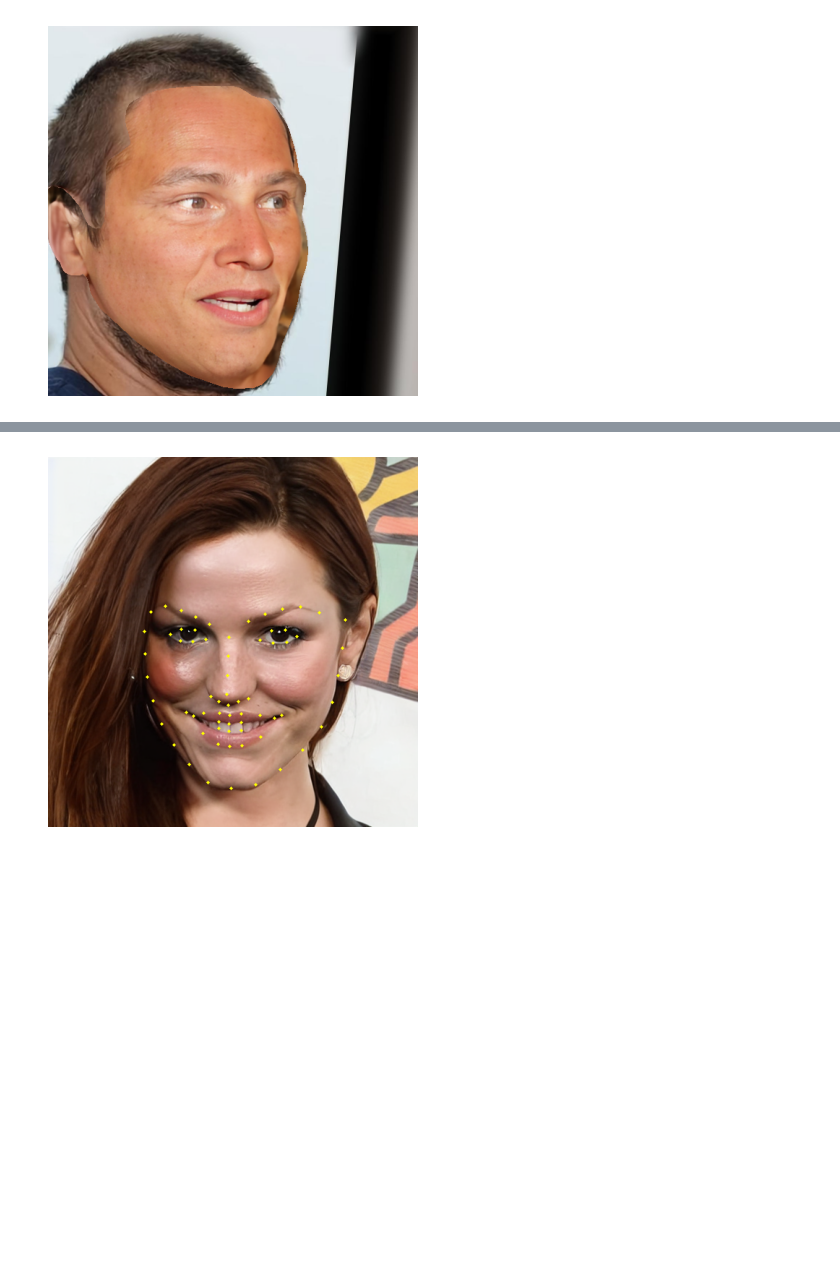
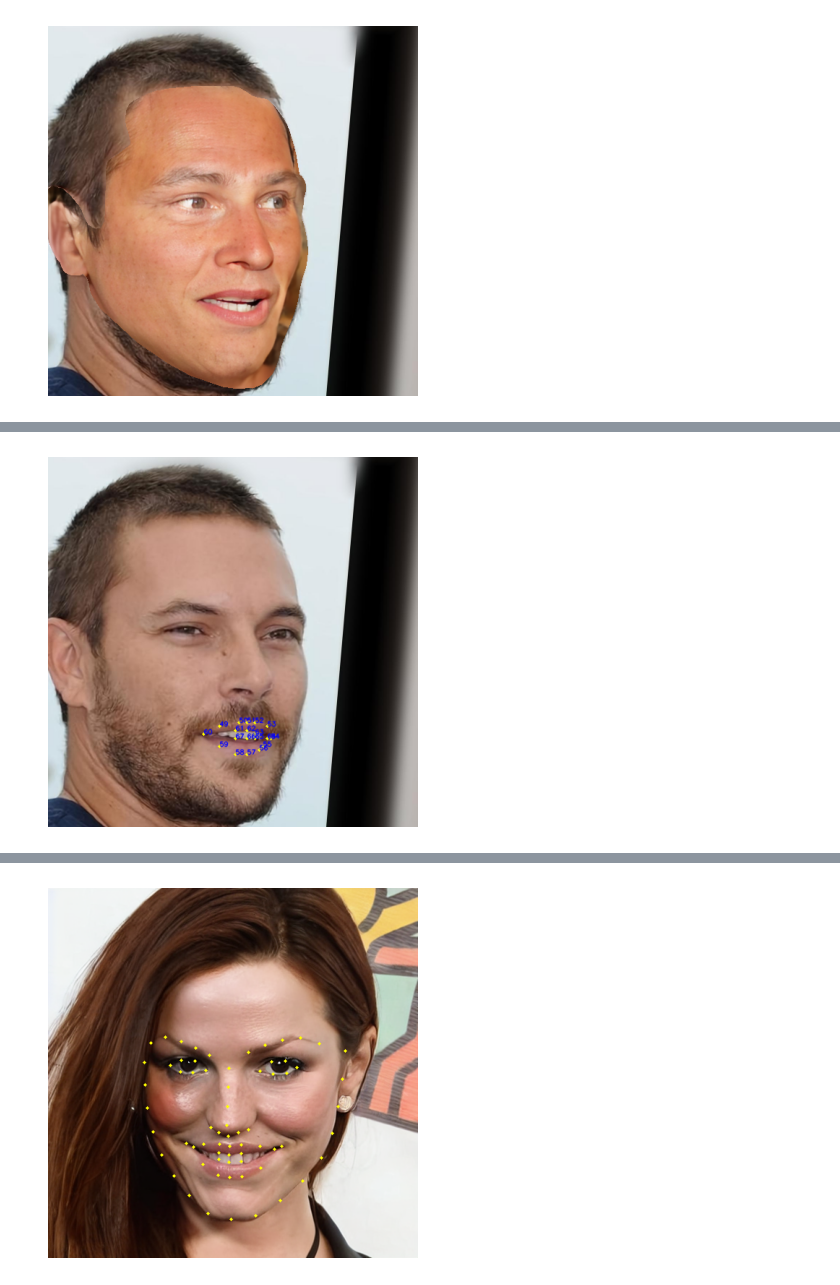
Before and after one commit to Sanoojan/Paint_for_swap, a Jupyter notebook: analyse.ipynb, the cells around one changed output, grey strips where cells are left out. Cells and saved outputs as stored; diff of their text form; code cells hidden in the pictures; blank space fills up the shorter version.

```diff
--- a/analyse.ipynb
+++ b/analyse.ipynb
@@ -253,0 +292,78 @@ plt.show()
+# %%
+import face_alignment
+fa=face_alignment.FaceAlignment(face_alignment.LandmarksType.TWO_D, flip_input=False)
+import torch
+import torchvision
+from PIL import Image,ImageDraw
+import cv2
+
+def get_tensor(normalize=True, toTensor=True):
+    transform_list = []
+    if toTensor:
+        transform_list += [torchvision.transforms.ToTensor()]
+
+    if normalize:
+        transform_list += [torchvision.transforms.Normalize((0.5, 0.5, 0.5),
+                                                (0.5, 0.5, 0.5))]
+    return torchvision.transforms.Compose(transform_list)
+
+def get_eye_coords(fa, image):
+    image = image.squeeze(0)
+    image = image * 128 + 128
+    image = image.to(torch.uint8)
+    image = image.permute(1, 2, 0)
+    image = image.cpu().numpy()
+
+    try:
+        preds = fa.get_landmarks(image)[0]
+    except:
+        return [None] * 8
+    return preds
+
+image_path = 'dataset/FaceData/CelebAMask-HQ/Val_target/28000.jpg'  # Replace with the actual image path
+image=Image.open(image_path).convert('RGB').resize((512,512))
+image=get_tensor()(image)
+image=image*0.5+0.5
+
+def get_full_coords(fa,image):
+    image = image
+    # image = image * 128 + 128
+    # image = image.to(torch.uint8)
+    # image = image.permute(1, 2, 0)
+    # image = image.cpu().numpy()
+
+    try:
+        preds = fa.face_alignment_net(image)
+        # breakpoint()
+    except:
+        return [None] * 62
+    return preds
+
+# convert to torch tensor
+# image=torch.tensor(image).permute(2,0,1).unsqueeze(0).float()
+# # image=image/255.0
+
+pred= get_eye_coords(fa, image)
+
+#plot the image with landmarks
+# pred shape is (68,2)
+image = cv2.imread(image_path)
+image = cv2.resize(image, (512, 512))
+
+for num,i in enumerate(pred):
+    if num<68 and num>48:
+        #circle in image
+        cv2.circle(image, (i[0], i[1]), 2, (0, 255, 255), -1)  # Draw a small red circle on the image
+        cv2.putText(image, str(num), (i[0], i[1]), cv2.FONT_HERSHEY_SIMPLEX, 0.3, (255, 0, 0), 1, cv2.LINE_AA)  # Put a number label on each landmark
+
+# Display the image with landmarks
+#convert image to cv
+# image=image.squeeze(0).permute(1,2,0).numpy()
+# image=image*255
+
+
+plt.imshow(cv2.cvtColor(image, cv2.COLOR_BGR2RGB))
+plt.axis('off')
+plt.show()
+# %% [output]
+[figure, added]
```
Also changed, not shown: parts of 8 cells of this notebook, 29 other files.
